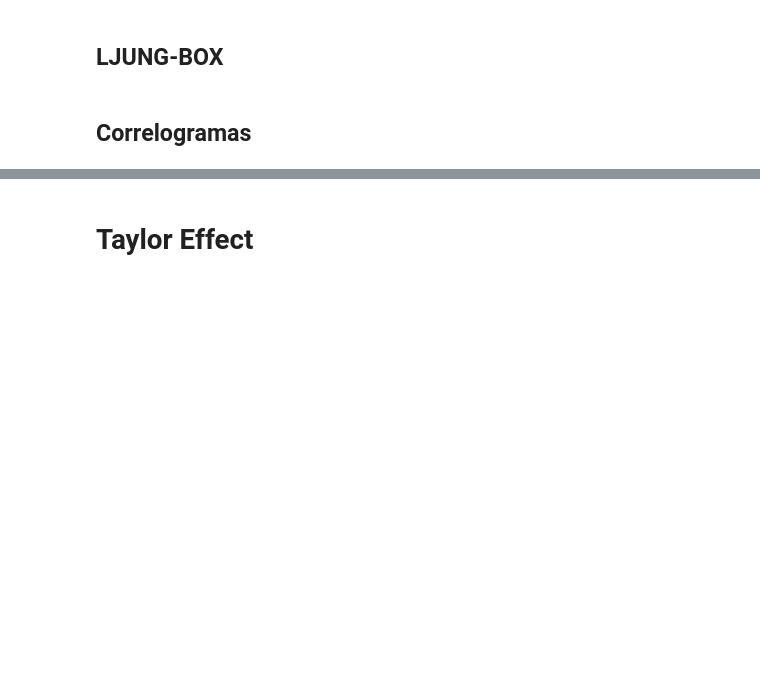
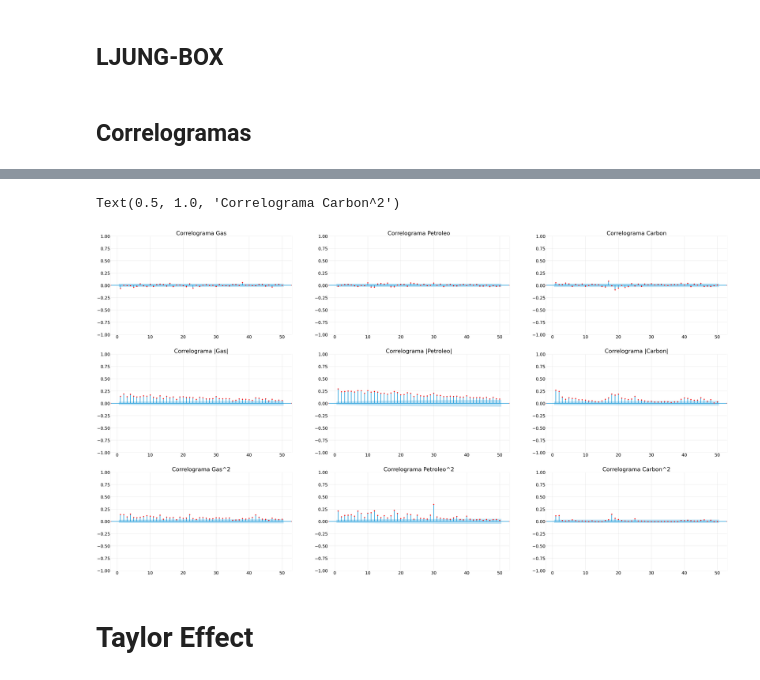
Before and after one commit to Cesuuur/energy-market-analysis, a Jupyter notebook: CompoundReturnAnalisys.ipynb, the cells around one changed output, grey strips where cells are left out. Cells and saved outputs as stored; diff of their text form; code cells hidden in the pictures; blank space fills up the shorter version.

```diff
--- a/CompoundReturnAnalisys.ipynb
+++ b/CompoundReturnAnalisys.ipynb
@@ -459,3 +412,50 @@ Text(0.5, 1.0, 'Correlograma Petroleo^2')
+# %%
+fig, ax = plt.subplots(figsize = (80, 50), nrows=3, ncols=3)
+##################### GAS ###########################
+# Correlograma
+sm.graphics.tsa.plot_acf(x=gas_return, ax=ax[0,0],lags=50, alpha=0.05, use_vlines=True, fft=False, zero=False, vlines_kwargs=None, markerfacecolor='r', markeredgecolor='r', markeredgewidth=1, markersize=8, marker='o')
+ax[0,0].set_facecolor('w')
+ax[0,0].tick_params(axis='both', labelsize=35)
+ax[0,0].set_title('Correlograma Gas', fontsize = 45)
+sm.graphics.tsa.plot_acf(x=np.absolute(gas_return), ax=ax[1,0],lags=50, title= 'Correlograma Petroleo Brent', alpha=0.05, use_vlines=True, fft=False, zero=False, vlines_kwargs=None, markerfacecolor='r', markeredgecolor='r', markeredgewidth=1, markersize=8, marker='o')
+ax[1,0].set_facecolor('w')
+ax[1,0].tick_params(axis='both', labelsize=35)
+ax[1,0].set_title('Correlograma |Gas|', fontsize = 45)
+sm.graphics.tsa.plot_acf(x=np.square(gas_return), ax=ax[2,0],lags=50, title= 'Correlograma Petroleo Brent', alpha=0.05, use_vlines=True, fft=False, zero=False, vlines_kwargs=None, markerfacecolor='r', markeredgecolor='r', markeredgewidth=1, markersize=8, marker='o')
+ax[2,0].set_facecolor('w')
+ax[2,0].tick_params(axis='both', labelsize=35)
+ax[2,0].set_title('Correlograma Gas^2', fontsize = 45)
+
+##################### PETROLEO ###########################
+sm.graphics.tsa.plot_acf(x=petroleo_return, ax=ax[0,1],lags=50, title= 'Correlograma Petroleo Brent', alpha=0.05, use_vlines=True, fft=False, zero=False, vlines_kwargs=None, markerfacecolor='r', markeredgecolor='r', markeredgewidth=1, markersize=8, marker='o')
+ax[0,1].set_facecolor('w')
+ax[0,1].tick_params(axis='both', labelsize=35)
+ax[0,1].set_title('Correlograma Petroleo', fontsize = 45)
+sm.graphics.tsa.plot_acf(x=np.absolute(petroleo_return), ax=ax[1,1],lags=50, title= 'Correlograma Petroleo Brent', alpha=0.05, use_vlines=True, fft=False, zero=False, vlines_kwargs=None, markerfacecolor='r', markeredgecolor='r', markeredgewidth=1, markersize=8, marker='o')
+ax[1,1].set_facecolor('w')
+ax[1,1].tick_params(axis='both', labelsize=35)
+ax[1,1].set_title('Correlograma |Petroleo|', fontsize = 45)
+sm.graphics.tsa.plot_acf(x=np.square(petroleo_return), ax=ax[2,1],lags=50, title= 'Correlograma Petroleo Brent', alpha=0.05, use_vlines=True, fft=False, zero=False, vlines_kwargs=None, markerfacecolor='r', markeredgecolor='r', markeredgewidth=1, markersize=8, marker='o')
+ax[2,1].set_facecolor('w')
+ax[2,1].tick_params(axis='both', labelsize=35)
+ax[2,1].set_title('Correlograma Petroleo^2', fontsize = 45)
+
+##################### CARBON ###########################
+sm.graphics.tsa.plot_acf(x=carbon_return, ax=ax[0,2],lags=50, title= 'Correlograma Petroleo Brent', alpha=0.05, use_vlines=True, fft=False, zero=False, vlines_kwargs=None, markerfacecolor='r', markeredgecolor='r', markeredgewidth=1, markersize=8, marker='o')
+ax[0,2].set_facecolor('w')
+ax[0,2].tick_params(axis='both', labelsize=35)
+ax[0,2].set_title('Correlograma Carbon', fontsize = 45)
+sm.graphics.tsa.plot_acf(x=np.absolute(carbon_return), ax=ax[1,2],lags=50, title= 'Correlograma Petroleo Brent', alpha=0.05, use_vlines=True, fft=False, zero=False, vlines_kwargs=None, markerfacecolor='r', markeredgecolor='r', markeredgewidth=1, markersize=8, marker='o')
+ax[1,2].set_facecolor('w')
+ax[1,2].tick_params(axis='both', labelsize=35)
+ax[1,2].set_title('Correlograma |Carbon|', fontsize = 45)
+sm.graphics.tsa.plot_acf(x=np.square(carbon_return), ax=ax[2,2],lags=50, title= 'Correlograma Petroleo Brent', alpha=0.05, use_vlines=True, fft=False, zero=False, vlines_kwargs=None, markerfacecolor='r', markeredgecolor='r', markeredgewidth=1, markersize=8, marker='o')
+ax[2,2].set_facecolor('w')
+ax[2,2].tick_params(axis='both', labelsize=35)
+ax[2,2].set_title('Correlograma Carbon^2', fontsize = 45)
+# %% [output]
+Text(0.5, 1.0, 'Correlograma Carbon^2')
+[figure, added]
 # %% [markdown]
 # Taylor Effect
 # %%
```
Also changed, not shown: parts of 1 cell of this notebook.
